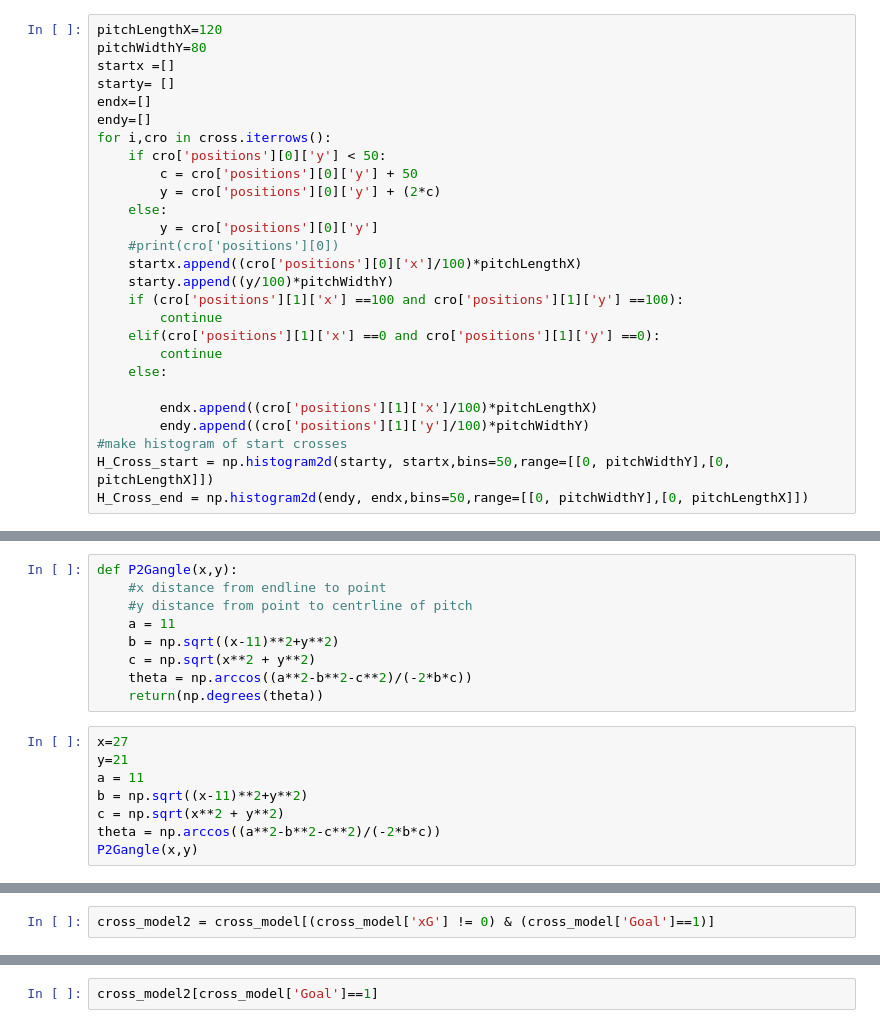
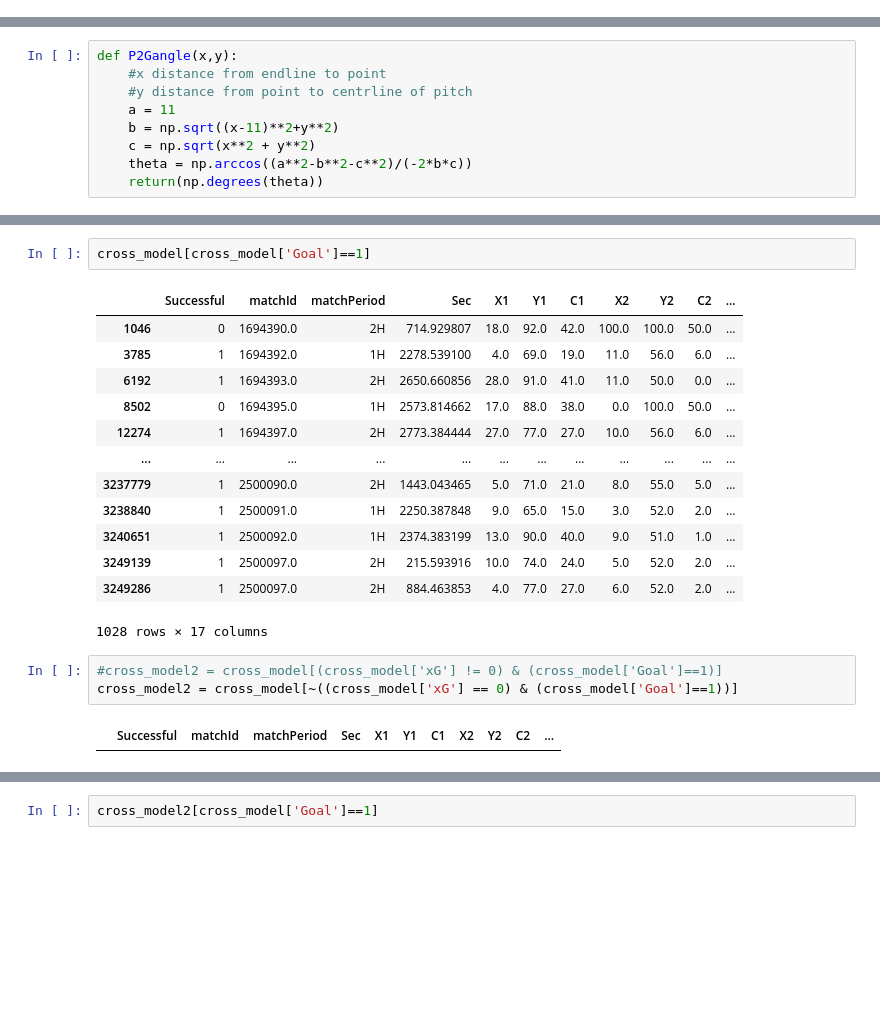
Before and after one commit to nizcode/football, a Jupyter notebook: CrossDataPrep.ipynb, the cells around one changed output, grey strips where cells are left out. Cells and saved outputs as stored; diff of their text form; blank space fills up the shorter version.

```diff
--- a/CrossDataPrep.ipynb
+++ b/CrossDataPrep.ipynb
@@ -107,27 +50,0 @@ Name: tags, Length: 12251, dtype: object
-# %%
-pitchLengthX=120
-pitchWidthY=80
-startx =[]
-starty= []
-endx=[]
-endy=[]
-for i,cro in cross.iterrows():
-    if cro['positions'][0]['y'] < 50:
-        c = cro['positions'][0]['y'] + 50
-        y = cro['positions'][0]['y'] + (2*c)
-    else:
-        y = cro['positions'][0]['y']
-    #print(cro['positions'][0])
-    startx.append((cro['positions'][0]['x']/100)*pitchLengthX)
-    starty.append((y/100)*pitchWidthY)
-    if (cro['positions'][1]['x'] ==100 and cro['positions'][1]['y'] ==100):
-        continue
-    elif(cro['positions'][1]['x'] ==0 and cro['positions'][1]['y'] ==0):
-        continue
-    else:
-
-        endx.append((cro['positions'][1]['x']/100)*pitchLengthX)
-        endy.append((cro['positions'][1]['y']/100)*pitchWidthY)
-#make histogram of start crosses
-H_Cross_start = np.histogram2d(starty, startx,bins=50,range=[[0, pitchWidthY],[0, pitchLengthX]])
-H_Cross_end = np.histogram2d(endy, endx,bins=50,range=[[0, pitchWidthY],[0, pitchLengthX]])
@@ -155,11 +57,3 @@ def P2Gangle(x,y):
     c = np.sqrt(x**2 + y**2)
     theta = np.arccos((a**2-b**2-c**2)/(-2*b*c))
     return(np.degrees(theta))
-# %%
-x=27
-y=21
-a = 11
-b = np.sqrt((x-11)**2+y**2)
-c = np.sqrt(x**2 + y**2)
-theta = np.arccos((a**2-b**2-c**2)/(-2*b*c))
-P2Gangle(x,y)
@@ -305,2 +176,21 @@ yes
+# %%
+cross_model[cross_model['Goal']==1]
+# %% [output]
+|  | Successful | matchId | matchPeriod | Sec | X1 | Y1 | C1 | X2 | Y2 | C2 | ... |
+| 1046 | 0 | 1694390.0 | 2H | 714.929807 | 18.0 | 92.0 | 42.0 | 100.0 | 100.0 | 50.0 | ... |
+| 3785 | 1 | 1694392.0 | 1H | 2278.539100 | 4.0 | 69.0 | 19.0 | 11.0 | 56.0 | 6.0 | ... |
+| 6192 | 1 | 1694393.0 | 2H | 2650.660856 | 28.0 | 91.0 | 41.0 | 11.0 | 50.0 | 0.0 | ... |
+| 8502 | 0 | 1694395.0 | 1H | 2573.814662 | 17.0 | 88.0 | 38.0 | 0.0 | 100.0 | 50.0 | ... |
+| 12274 | 1 | 1694397.0 | 2H | 2773.384444 | 27.0 | 77.0 | 27.0 | 10.0 | 56.0 | 6.0 | ... |
+| ... | ... | ... | ... | ... | ... | ... | ... | ... | ... | ... | ... |
+| 3237779 | 1 | 2500090.0 | 2H | 1443.043465 | 5.0 | 71.0 | 21.0 | 8.0 | 55.0 | 5.0 | ... |
+| 3238840 | 1 | 2500091.0 | 1H | 2250.387848 | 9.0 | 65.0 | 15.0 | 3.0 | 52.0 | 2.0 | ... |
+| 3240651 | 1 | 2500092.0 | 1H | 2374.383199 | 13.0 | 90.0 | 40.0 | 9.0 | 51.0 | 1.0 | ... |
+| 3249139 | 1 | 2500097.0 | 2H | 215.593916 | 10.0 | 74.0 | 24.0 | 5.0 | 52.0 | 2.0 | ... |
+| 3249286 | 1 | 2500097.0 | 2H | 884.463853 | 4.0 | 77.0 | 27.0 | 6.0 | 52.0 | 2.0 | ... |
+1028 rows × 17 columns
 # %%
-cross_model2 = cross_model[(cross_model['xG'] != 0) & (cross_model['Goal']==1)]
+#cross_model2 = cross_model[(cross_model['xG'] != 0) & (cross_model['Goal']==1)]
+cross_model2 = cross_model[~((cross_model['xG'] == 0) & (cross_model['Goal']==1))]
+# %% [output]
+|  | Successful | matchId | matchPeriod | Sec | X1 | Y1 | C1 | X2 | Y2 | C2 | ... |
```
Also changed, not shown: parts of 12 cells of this notebook.
